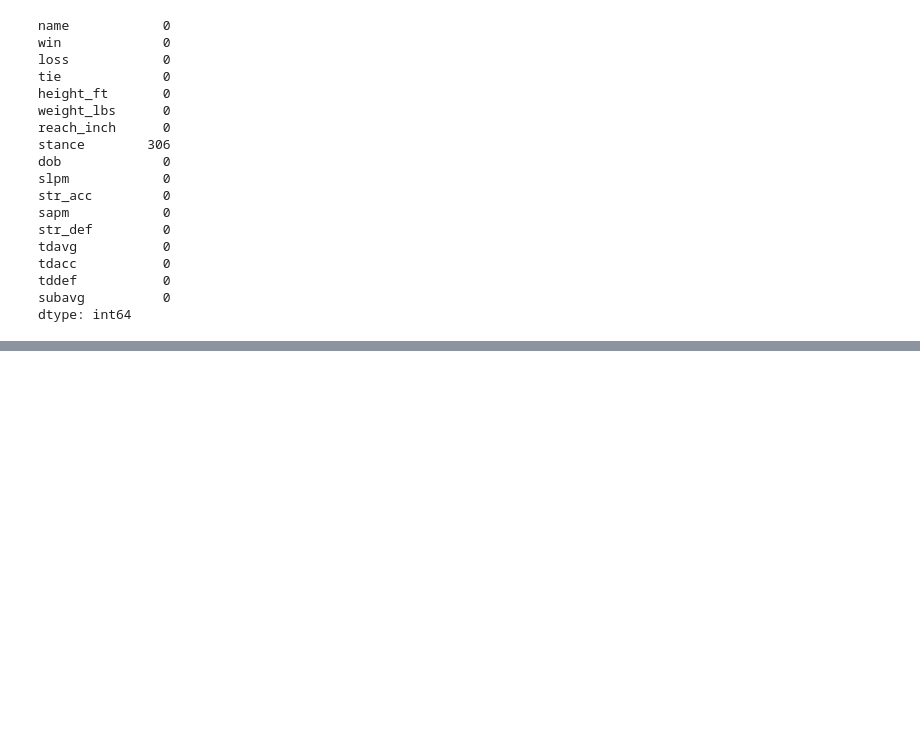
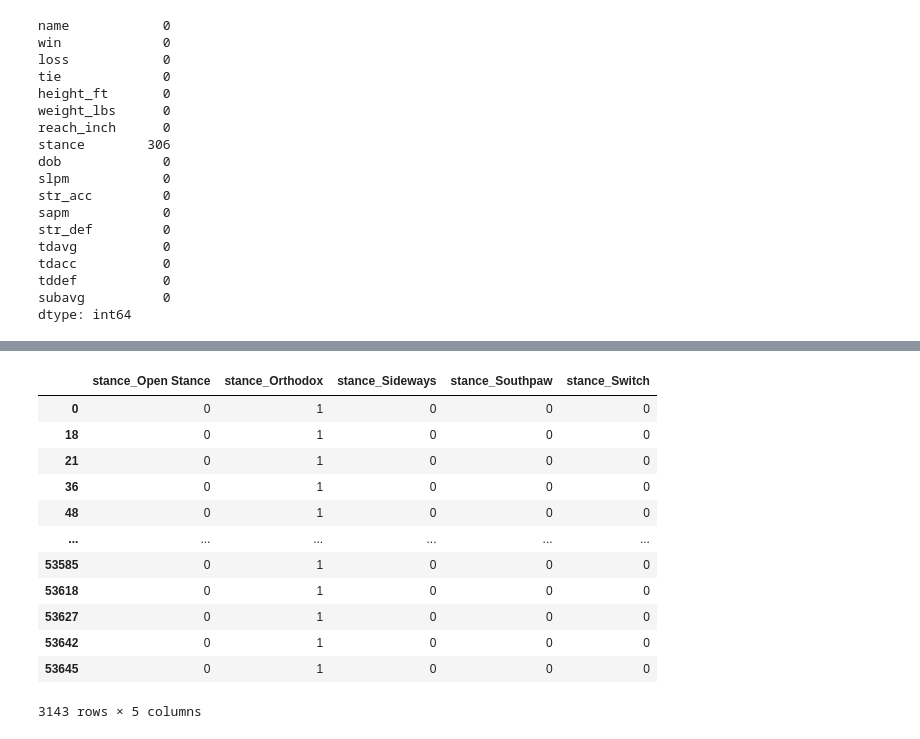
Before and after one commit to LazarAdamovic/UFC-fight-predictor, a Jupyter notebook: preprocessing_fighters.ipynb, the cells around one changed output, grey strips where cells are left out. Drawn from its saved outputs; the diff is of its cells as text; code cells hidden in the pictures; blank space fills up the shorter version.

```diff
--- a/preprocessing_fighters.ipynb
+++ b/preprocessing_fighters.ipynb
@@ -130,0 +178,18 @@ dtype: object
+# %%
+#get dummies for categorical variables
+
+pd.get_dummies(df['stance'], prefix='stance')
+# %% [output]
+|  | stance_Open Stance | stance_Orthodox | stance_Sideways | stance_Southpaw | stance_Switch |
+| 0 | 0 | 1 | 0 | 0 | 0 |
+| 18 | 0 | 1 | 0 | 0 | 0 |
+| 21 | 0 | 1 | 0 | 0 | 0 |
+| 36 | 0 | 1 | 0 | 0 | 0 |
+| 48 | 0 | 1 | 0 | 0 | 0 |
+| ... | ... | ... | ... | ... | ... |
+| 53585 | 0 | 1 | 0 | 0 | 0 |
+| 53618 | 0 | 1 | 0 | 0 | 0 |
+| 53627 | 0 | 1 | 0 | 0 | 0 |
+| 53642 | 0 | 1 | 0 | 0 | 0 |
+| 53645 | 0 | 1 | 0 | 0 | 0 |
+3143 rows × 5 columns
```
Also changed, not shown: parts of 12 cells of this notebook, 5 other files.
